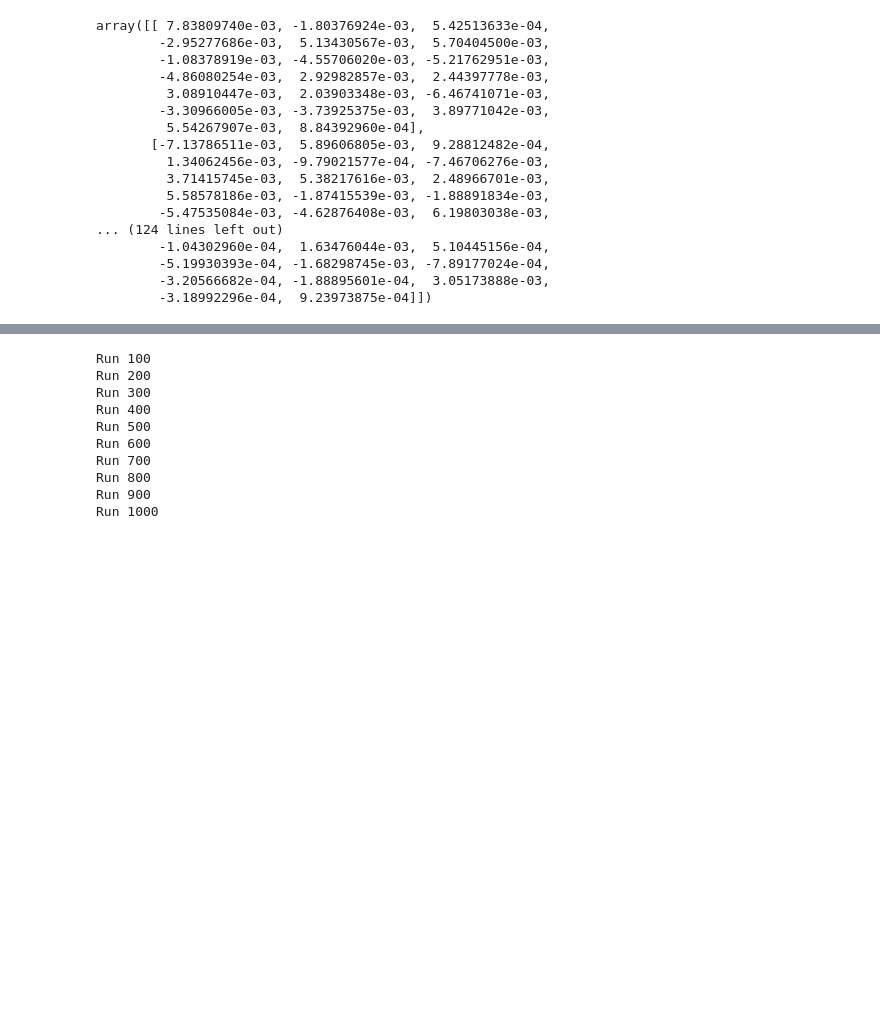
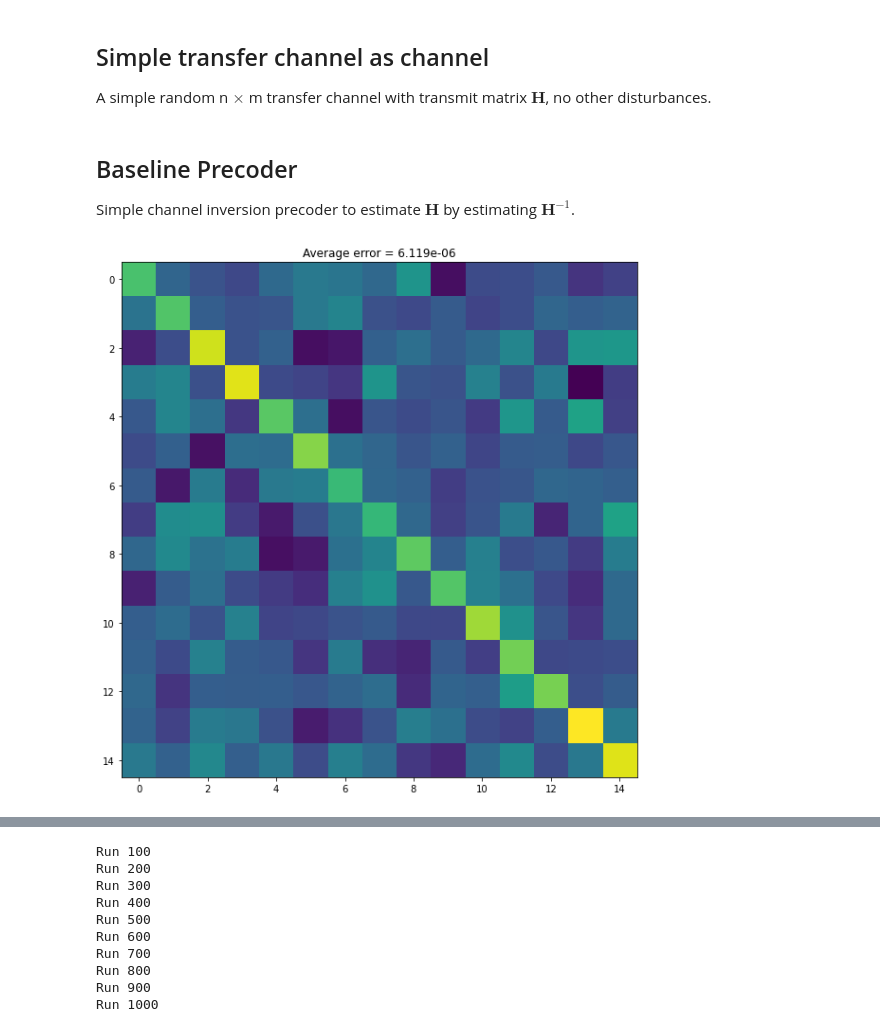
Before and after one commit to janlucasdeinhard/pyfiles, a Jupyter notebook: 12_PROJECT_NLP/ChannelPrecoder/CHANNEL_NN_COMMUNICATION_v00.ipynb, the cells around one changed output, grey strips where cells are left out. Cells and saved outputs as stored; diff of their text form; code cells hidden in the pictures; blank space fills up the shorter version.

```diff
--- a/12_PROJECT_NLP/ChannelPrecoder/CHANNEL_NN_COMMUNICATION_v00.ipynb
+++ b/12_PROJECT_NLP/ChannelPrecoder/CHANNEL_NN_COMMUNICATION_v00.ipynb
@@ -47,20 +27,20 @@ for m in range(TESTSET.shape[1]):
-# %%
-C
-# %% [output]
-array([[ 7.83809740e-03, -1.80376924e-03,  5.42513633e-04,
-        -2.95277686e-03,  5.13430567e-03,  5.70404500e-03,
-        -1.08378919e-03, -4.55706020e-03, -5.21762951e-03,
-        -4.86080254e-03,  2.92982857e-03,  2.44397778e-03,
-         3.08910447e-03,  2.03903348e-03, -6.46741071e-03,
-        -3.30966005e-03, -3.73925375e-03,  3.89771042e-03,
-         5.54267907e-03,  8.84392960e-04],
-       [-7.13786511e-03,  5.89606805e-03,  9.28812482e-04,
-         1.34062456e-03, -9.79021577e-04, -7.46706276e-03,
-         3.71415745e-03,  5.38217616e-03,  2.48966701e-03,
-         5.58578186e-03, -1.87415539e-03, -1.88891834e-03,
-        -5.47535084e-03, -4.62876408e-03,  6.19803038e-03,
-... (124 lines left out)
-        -1.04302960e-04,  1.63476044e-03,  5.10445156e-04,
-        -5.19930393e-04, -1.68298745e-03, -7.89177024e-04,
-        -3.20566682e-04, -1.88895601e-04,  3.05173888e-03,
-        -3.18992296e-04,  9.23973875e-04]])
+# %% [markdown]
+## Simple transfer channel as channel
+A simple random n $\times$ m transfer channel with transmit matrix $\mathbf{H}$, no other disturbances.
+# %%
+channel = MIMOTimeInvariant(90,100)
+# %% [markdown]
+## Baseline Precoder
+Simple channel inversion precoder to estimate $\mathbf{H}$ by estimating $\mathbf{H}^{-1}$.
+# %%
+precoder = ChannelInversionPrecoder(channel)
+avg_err,C,_ = precoder.random_tests(num_tests=15)
+# %%
+fig = plt.figure(figsize=(10,10))
+
+plt.imshow(C)
+plt.title('Average error = {0:.4}'.format(avg_err))
+
+plt.show()
+# %% [output]
+[figure, added]
```
Also changed, not shown: parts of 12 cells of this notebook, 8 other files.
